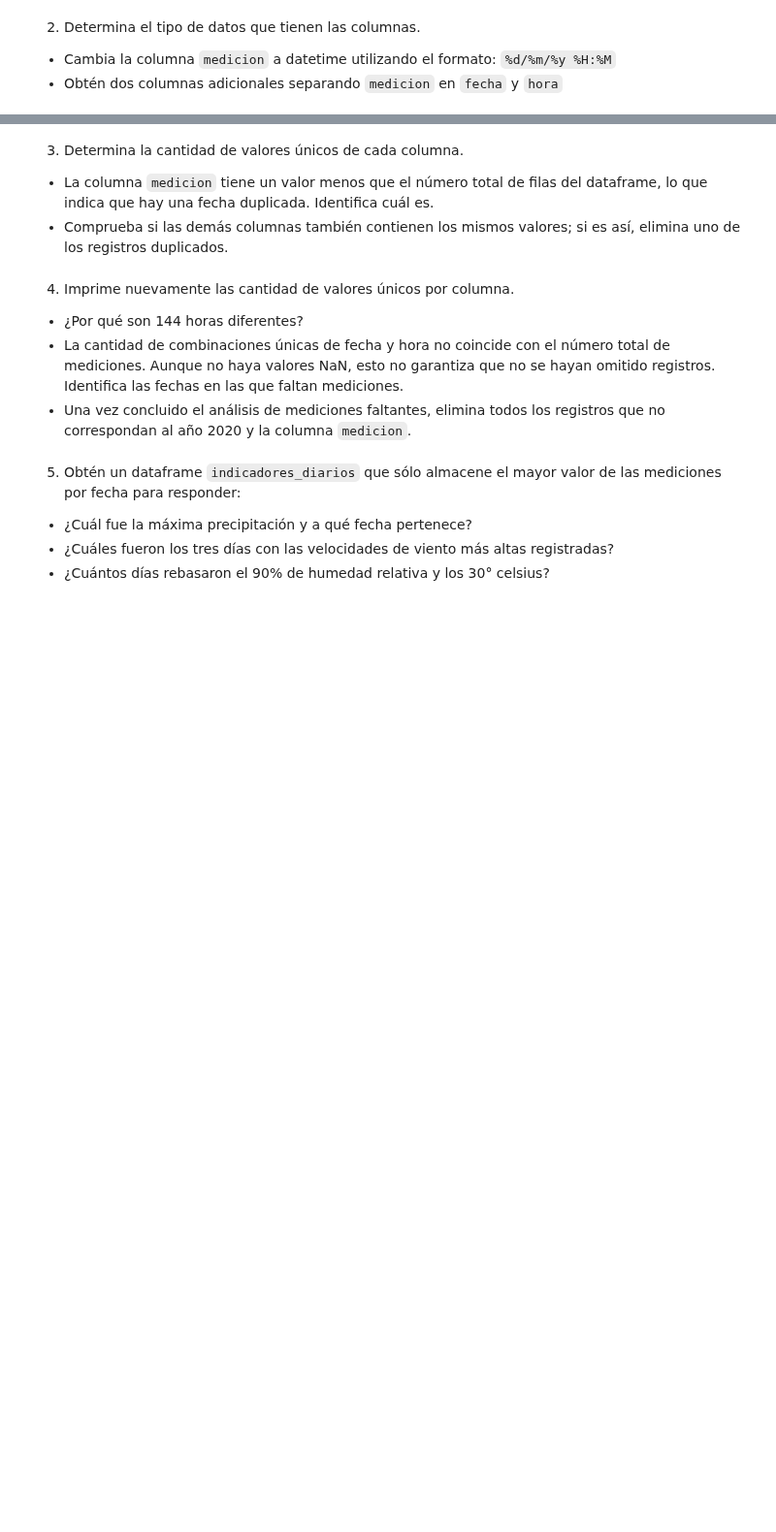
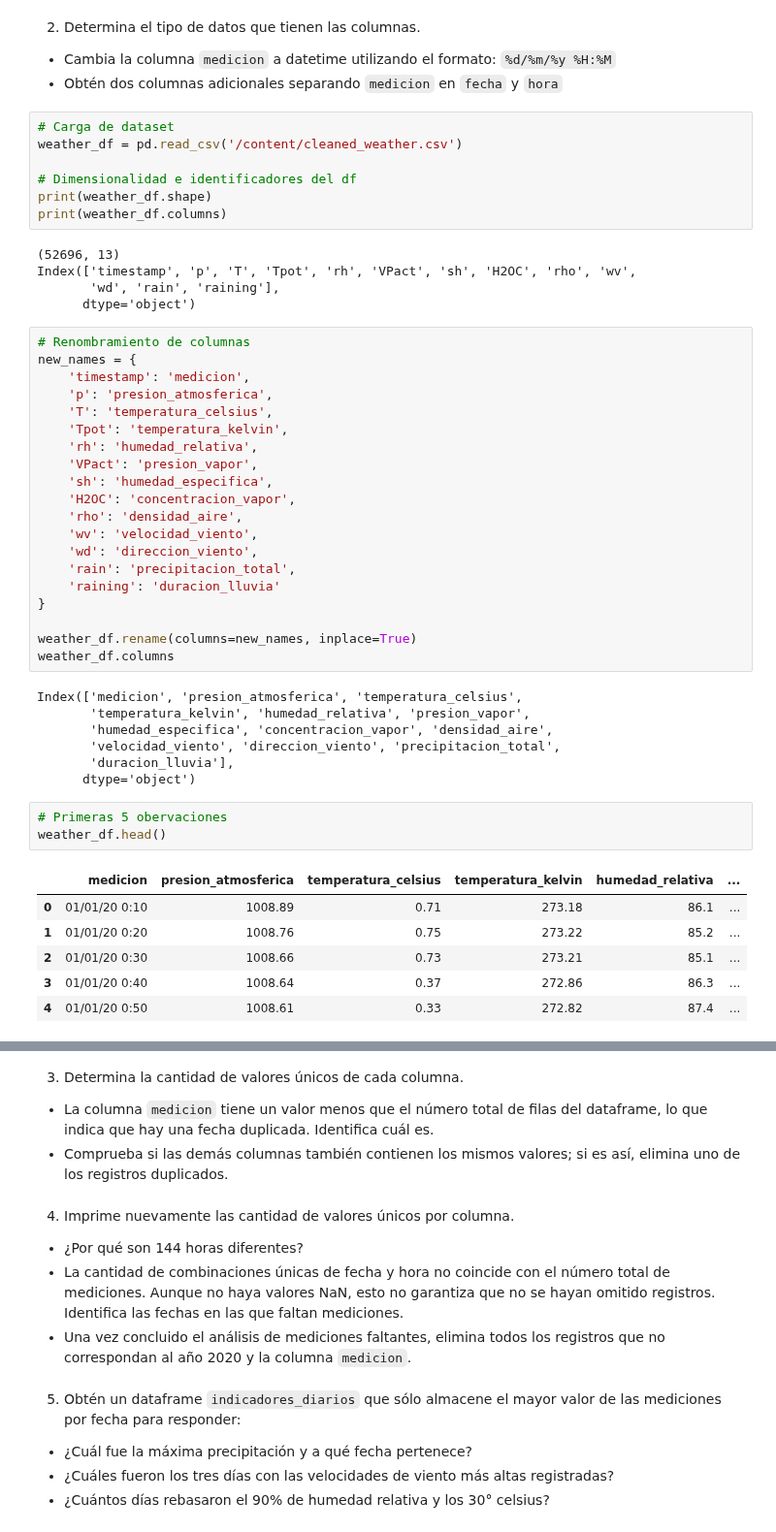
Before and after one commit to joshgc19/tc5053-datascience-A01841021-joshua-gamboa, a Jupyter notebook: Actividad2AnalisisPandas.ipynb, the cells around one changed output, grey strips where cells are left out. Shown at 97% size. Drawn from its saved outputs; the diff is of its cells as text; blank space fills up the shorter version.

```diff
--- a/Actividad2AnalisisPandas.ipynb
+++ b/Actividad2AnalisisPandas.ipynb
@@ -52,3 +50,52 @@ Los datos meteorológicos fueron registrados cada 10 minutos e incluyen los sigu
 2. Determina el tipo de datos que tienen las columnas.
 - Cambia la columna `medicion` a datetime utilizando el formato: `%d/%m/%y %H:%M`
 - Obtén dos columnas adicionales separando `medicion` en `fecha` y `hora`
+# %%
+# Carga de dataset
+weather_df = pd.read_csv('/content/cleaned_weather.csv')
+
+# Dimensionalidad e identificadores del df
+print(weather_df.shape)
+print(weather_df.columns)
+# %% [output]
+(52696, 13)
+Index(['timestamp', 'p', 'T', 'Tpot', 'rh', 'VPact', 'sh', 'H2OC', 'rho', 'wv',
+       'wd', 'rain', 'raining'],
+      dtype='object')
+# %%
+# Renombramiento de columnas
+new_names = {
+    'timestamp': 'medicion',
+    'p': 'presion_atmosferica',
+    'T': 'temperatura_celsius',
+    'Tpot': 'temperatura_kelvin',
+    'rh': 'humedad_relativa',
+    'VPact': 'presion_vapor',
+    'sh': 'humedad_especifica',
+    'H2OC': 'concentracion_vapor',
+    'rho': 'densidad_aire',
+    'wv': 'velocidad_viento',
+    'wd': 'direccion_viento',
+    'rain': 'precipitacion_total',
+    'raining': 'duracion_lluvia'
+}
+
+weather_df.rename(columns=new_names, inplace=True)
+weather_df.columns
+# %% [output]
+Index(['medicion', 'presion_atmosferica', 'temperatura_celsius',
+       'temperatura_kelvin', 'humedad_relativa', 'presion_vapor',
+       'humedad_especifica', 'concentracion_vapor', 'densidad_aire',
+       'velocidad_viento', 'direccion_viento', 'precipitacion_total',
+       'duracion_lluvia'],
+      dtype='object')
+# %%
+# Primeras 5 obervaciones
+weather_df.head()
+# %% [output]
+|  | medicion | presion_atmosferica | temperatura_celsius | temperatura_kelvin | humedad_relativa | ... |
+| 0 | 01/01/20 0:10 | 1008.89 | 0.71 | 273.18 | 86.1 | ... |
+| 1 | 01/01/20 0:20 | 1008.76 | 0.75 | 273.22 | 85.2 | ... |
+| 2 | 01/01/20 0:30 | 1008.66 | 0.73 | 273.21 | 85.1 | ... |
+| 3 | 01/01/20 0:40 | 1008.64 | 0.37 | 272.86 | 86.3 | ... |
+| 4 | 01/01/20 0:50 | 1008.61 | 0.33 | 272.82 | 87.4 | ... |
```
Also changed, not shown: parts of 8 cells of this notebook.
